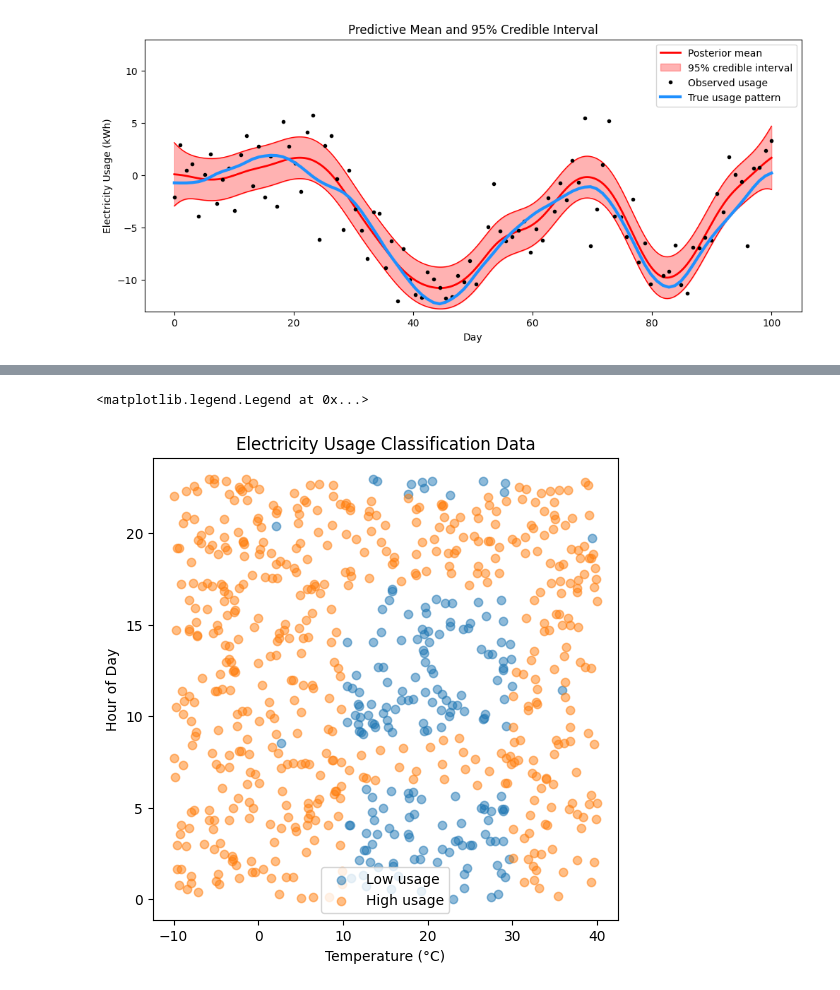
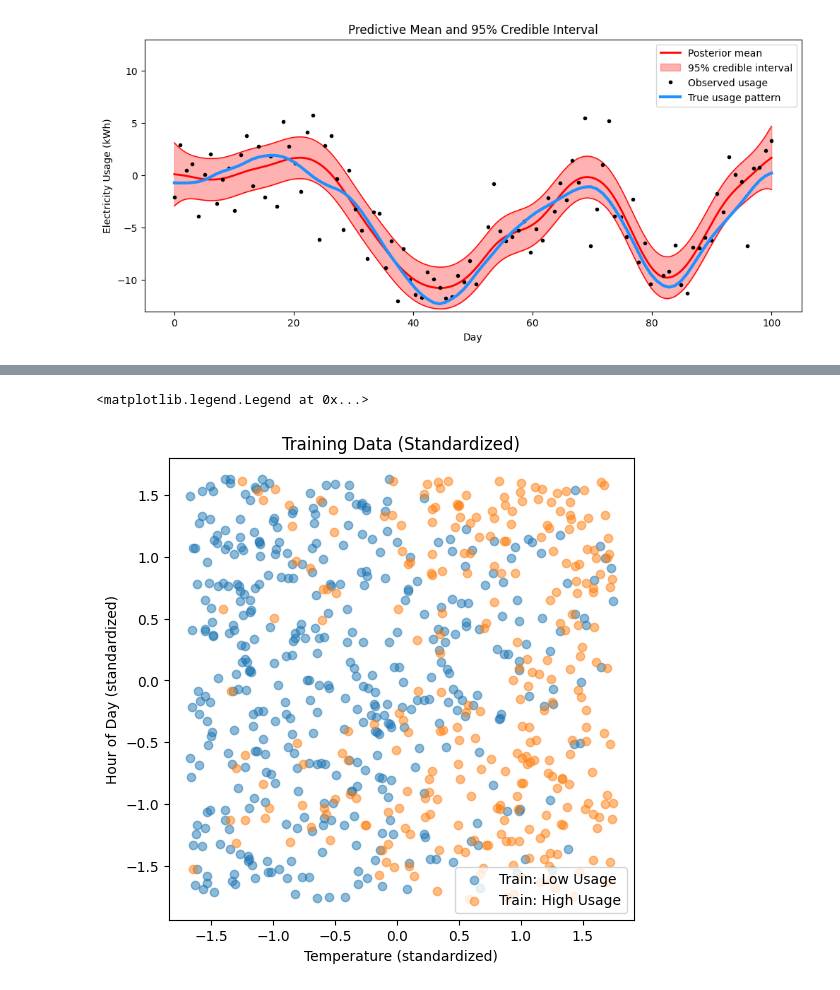
Before and after one commit to danield424/STA365, a Jupyter notebook: W10HW.ipynb, the cells around one changed output, grey strips where cells are left out. Saved outputs shown, nothing was run; the diff lists cells and outputs as text; code cells hidden in the pictures.

```diff
--- a/W10HW.ipynb
+++ b/W10HW.ipynb
@@ -197,40 +199,39 @@ Repurpose PyMC documentation to provide a demonstration of a neural network fit
 # %%
-# Generate electricity usage classification data (binary: high vs. low)
 import numpy as np
+import pymc as pm
 import matplotlib.pyplot as plt
+from sklearn.preprocessing import StandardScaler
 from sklearn.model_selection import train_test_split
 
+# ---- Step 1: Generate Synthetic Data ----
+n = 1000
 rng = np.random.default_rng(42)
+temperature = rng.uniform(-10, 40, n)
+hour = rng.uniform(0, 23, n)
 
-# Feature 1: outdoor temperature (-10 to 40°C)
-temp = rng.uniform(-10, 40, size=1000)
+# Synthetic electricity usage rule (nonlinear)
+usage_prob = 1 / (1 + np.exp(-(0.1 * temperature + np.sin(hour / 3) - 2)))
+usage = rng.binomial(1, usage_prob)
 
-# Feature 2: time of day (0 to 23 hours)
-hour = rng.uniform(0, 23, size=1000)
+X = np.column_stack([temperature, hour])
+Y = usage.astype("int32")
 
-# Label rule: usage is high if temp is very low/high or hour is morning/evening
-prob_high = ((temp < 10) | (temp > 30) | ((hour > 6) & (hour < 9)) | ((hour > 17) & (hour < 22))).astype(float)
-prob_high += rng.normal(0, 0.2, size=prob_high.shape)
-prob_high = np.clip(prob_high, 0, 1)
+# Train/test split
+X_train, X_test, Y_train, Y_test = train_test_split(X, Y, test_size=0.3, random_state=42)
 
-# Binary labels
-y = (prob_high > 0.5).astype(int)
-
-# Stack features
-X = np.stack([temp, hour], axis=1)
-
-# Train-test split
-X_train, X_test, Y_train, Y_test = train_test_split(X, y, test_size=0.3, random_state=42)
-
-# Plot
-fig = plt.figure(figsize=(6, 6))
-plt.scatter(X_train[Y_train == 0][:, 0], X_train[Y_train == 0][:, 1], label="Low usage", alpha=0.5)
-plt.scatter(X_train[Y_train == 1][:, 0], X_train[Y_train == 1][:, 1], label="High usage", alpha=0.5)
-plt.xlabel("Temperature (°C)")
-plt.ylabel("Hour of Day")
-plt.title("Electricity Usage Classification Data")
-plt.legend()
+# ---- Step 2: Normalize Inputs ----
+scaler = StandardScaler()
+X_train = scaler.fit_transform(X_train)
+X_test = scaler.transform(X_test)
-# %% [output]
-<matplotlib.legend.Legend at 0x...>
-[figure, removed]
+# %%
+plt.figure(figsize=(6, 6))
+plt.scatter(X_train[Y_train == 0][:, 0], X_train[Y_train == 0][:, 1], label="Train: Low Usage", alpha=0.5)
+plt.scatter(X_train[Y_train == 1][:, 0], X_train[Y_train == 1][:, 1], label="Train: High Usage", alpha=0.5)
+plt.xlabel("Temperature (standardized)")
+plt.ylabel("Hour of Day (standardized)")
+plt.title("Training Data (Standardized)")
+plt.legend()
+# %% [output]
+<matplotlib.legend.Legend at 0x...>
+[figure, added]
 # %%
```
Also changed, not shown: parts of 9 cells of this notebook.
